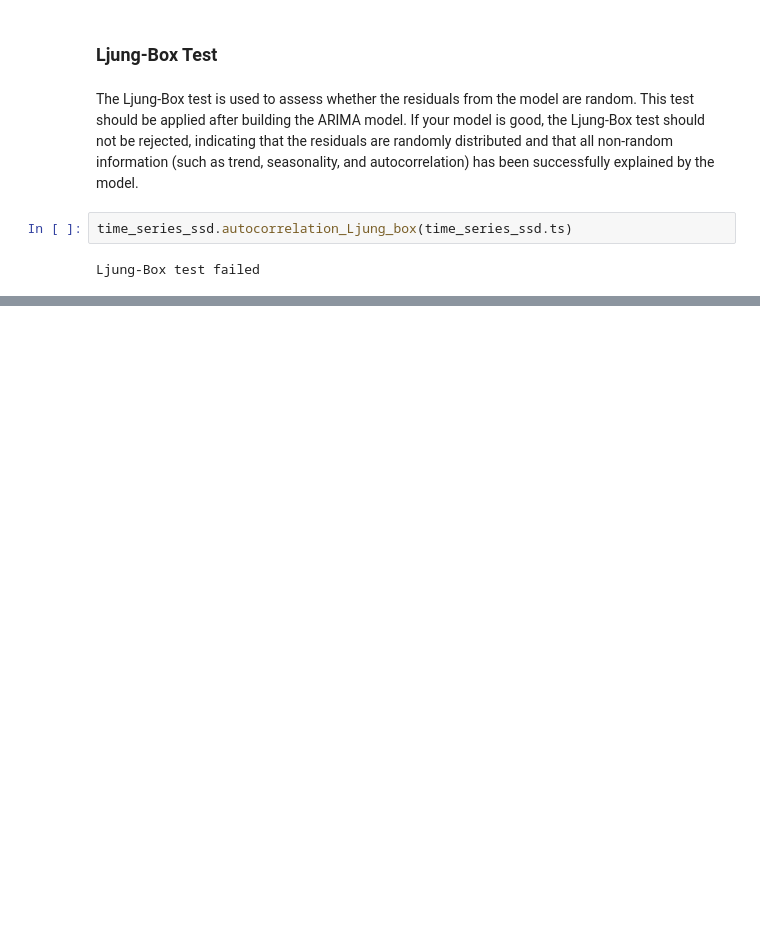
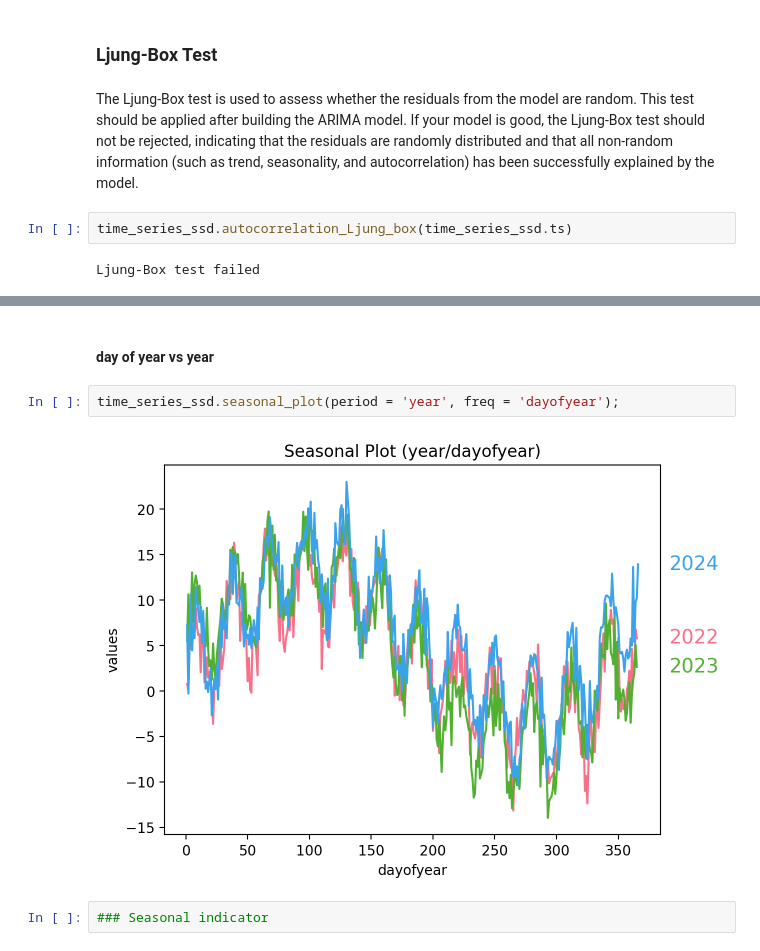
Before and after one commit to dcrowTMH/stat_test, a Jupyter notebook: notebooks/time_series_data_nature_discovery.ipynb, the cells around one changed output, grey strips where cells are left out. Cells and saved outputs as stored; diff of their text form; blank space fills up the shorter version.

```diff
--- a/notebooks/time_series_data_nature_discovery.ipynb
+++ b/notebooks/time_series_data_nature_discovery.ipynb
@@ -230,0 +241,8 @@ Ljung-Box test failed
+# %% [markdown]
+#### day of year vs year
+# %%
+time_series_ssd.seasonal_plot(period = 'year', freq = 'dayofyear');
+# %% [output]
+[figure, added]
+# %%
+### Seasonal indicator
```
Also changed, not shown: parts of 30 cells of this notebook.
